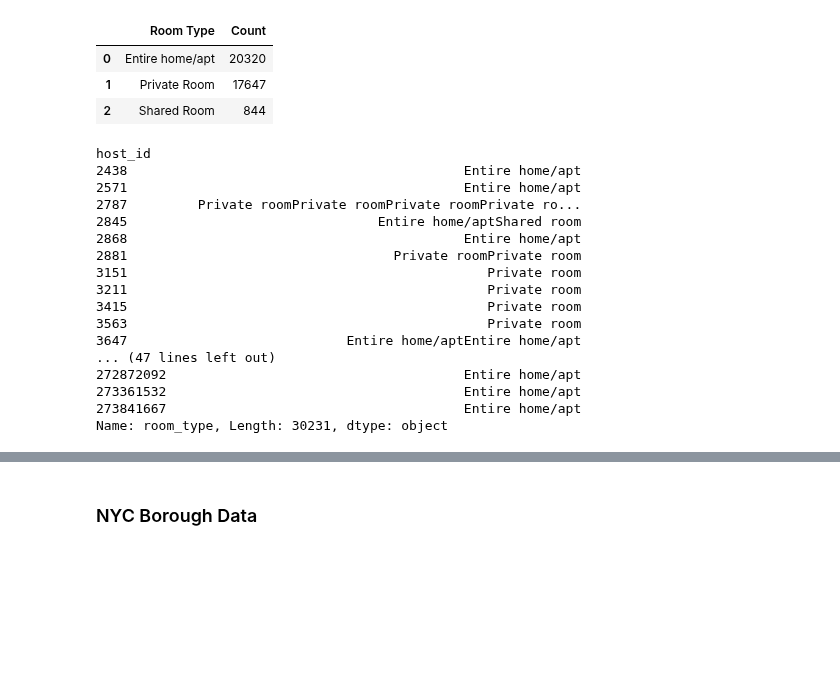
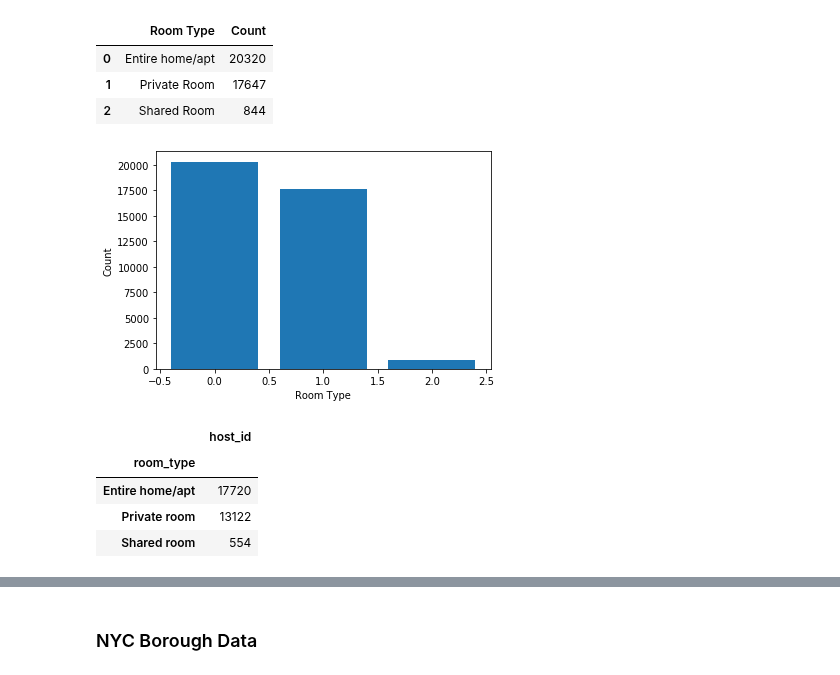
Before and after one commit to mjknj18/2019-NYC-Airbnb-Property-Data-Analysis, a Jupyter notebook: 2019_NYC_Airbnb_Property_Data_Analysis_Main.ipynb, the cells around one changed output, grey strips where cells are left out. Cells and saved outputs as stored; diff of their text form; code cells hidden in the pictures; blank space fills up the shorter version.

```diff
--- a/2019_NYC_Airbnb_Property_Data_Analysis_Main.ipynb
+++ b/2019_NYC_Airbnb_Property_Data_Analysis_Main.ipynb
@@ -121,8 +121,11 @@ cleaned_data
 #CURRENT IDEAS FOR PLOTS (THESE ARE IN NO PARTICULAR ORDER)
 #
 
+
 #How many properties of each type are listed?
-room_type_data = {"Room Type":['Entire home/apt', 'Private Room', 'Shared Room'], "Count":[20320, 17647, 844]}
+room_type_data = {
+    "Room Type":['Entire home/apt', 'Private Room', 'Shared Room'],
+    "Count":[20320, 17647, 844]}
 room_type_data_DF = pd.DataFrame(room_type_data)
 room_type_data_DF
 # %% [output]
@@ -130,25 +133,23 @@ room_type_data_DF
 | 0 | Entire home/apt | 20320 |
 | 1 | Private Room | 17647 |
 | 2 | Shared Room | 844 |
+# %%
+plt.bar(np.arange(0,3),room_type_data_DF['Count'])
+plt.xlabel("Room Type")
+plt.ylabel("Count")
+plt.show()
+# %% [output]
+[figure, added]
 # %%
 #dataframe
 #How many unique hosts are present for each type of property?
-cleaned_data.groupby('room_type').room_type.sum()
+host_id_data = cleaned_data.groupby('room_type').host_id.nunique()
+host_id_df = pd.DataFrame(host_id_data)
+host_id_df
+#####ASK HOW TO RENAME COLUMNS
 # %% [output]
-host_id
-2438                                           Entire home/apt
-2571                                           Entire home/apt
-2787         Private roomPrivate roomPrivate roomPrivate ro...
-2845                                Entire home/aptShared room
-2868                                           Entire home/apt
-2881                                  Private roomPrivate room
-3151                                              Private room
-3211                                              Private room
-3415                                              Private room
-3563                                              Private room
-3647                            Entire home/aptEntire home/apt
-... (47 lines left out)
-272872092                                      Entire home/apt
-273361532                                      Entire home/apt
-273841667                                      Entire home/apt
-Name: room_type, Length: 30231, dtype: object
+|  | host_id |
+| room_type |  |
+| Entire home/apt | 17720 |
+| Private room | 13122 |
+| Shared room | 554 |
```
Also changed, not shown: parts of 5 cells of this notebook.
